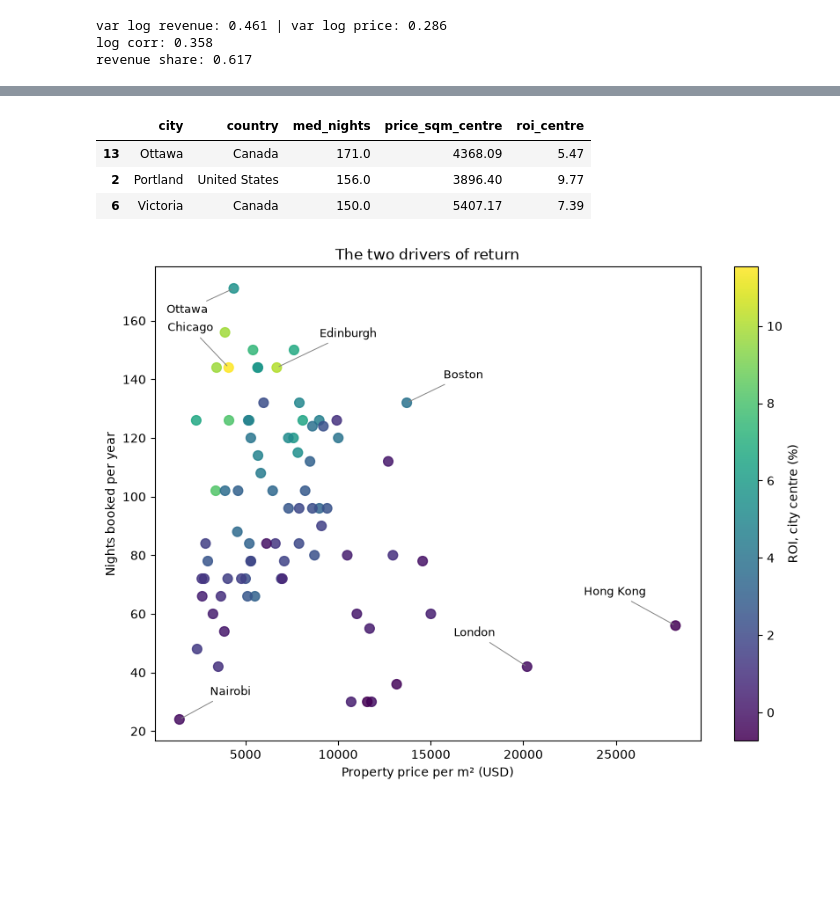
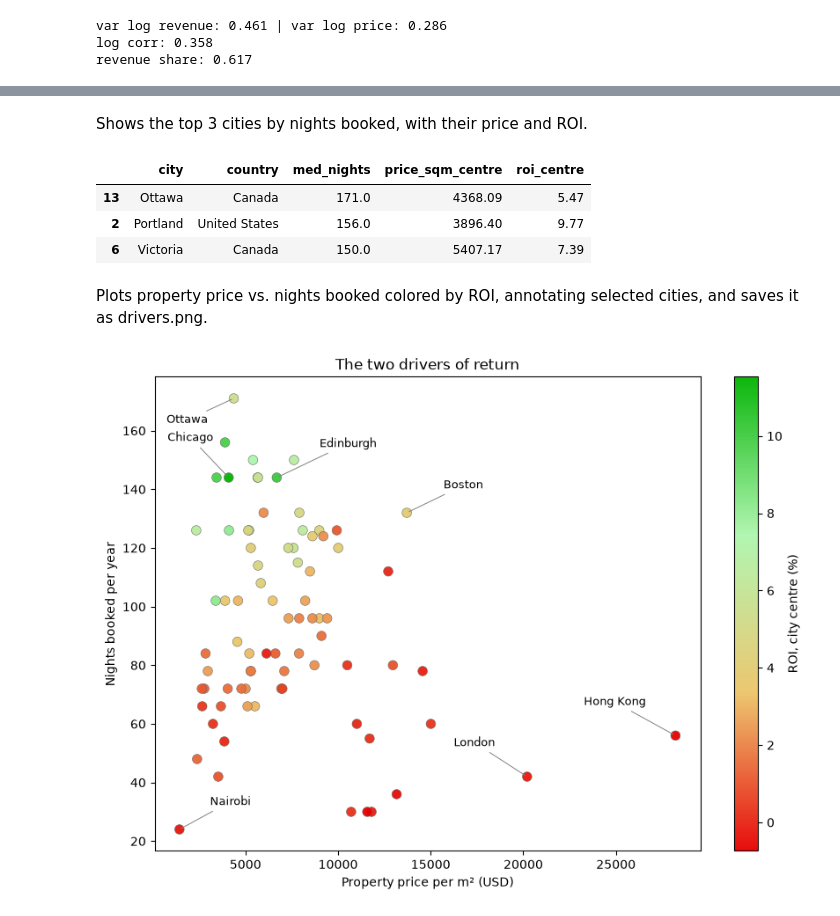
Before and after one commit to ramsesbenzari/airbnb-roi-analysis, a Jupyter notebook: notebooks/03_charts.ipynb, the cells around one changed output, grey strips where cells are left out. Cells and saved outputs as stored; diff of their text form; code cells hidden in the pictures; blank space fills up the shorter version.

```diff
--- a/notebooks/03_charts.ipynb
+++ b/notebooks/03_charts.ipynb
@@ -1,11 +3,8 @@
 # %%
-import duckdb
 import pandas as pd
 import matplotlib.pyplot as plt
-
-df=pd.read_csv('../data/reference/results.csv')
-df.head()
-
+import seaborn as sns
+import numpy as np
 
 df = pd.read_csv('../data/reference/results.csv')
 print(len(df))
@@ -25,9 +26,18 @@ ax.axhline(0, color='r', linewidth=0.8)
 
 picks= pd.concat([df.nlargest(1,'annual_revenue_usd'), df.nlargest(1,'roi_centre'), df.nsmallest(1,'annual_revenue_usd'), df.nsmallest(1,'roi_centre')])
 
-for _, row in picks.iterrows():
-     ax.annotate(row["city"], (row["annual_revenue_usd"], row["roi_centre"]),
-                xytext=(5, 5), textcoords="offset points", fontsize=9)
+offsets = {
+    "Chicago":   (10, 10),
+    "Edinburgh": (-70, 10),
+    "Boston":    (-55, 10),
+    "Nairobi":   (15, 15),
+    "Oslo":      (15, -18),
+}
+for city, off in offsets.items():
+    r = df[df["city"] == city].iloc[0]
+    ax.annotate(city, (r["annual_revenue_usd"], r["roi_centre"]),
+                xytext=off, textcoords="offset points", fontsize=9,
+                arrowprops=dict(arrowstyle="-", lw=0.7, color="grey"))
 plt.savefig('../charts/revenue_vs_roi.png', dpi=150, bbox_inches='tight')
 plt.show()
 # %% [output]
@@ -149,19 +156,3 @@ print("revenue share:", round(lr.var()/(lr.var()+lm.var()),3))
 var log revenue: 0.461 | var log price: 0.286
 log corr: 0.358
 revenue share: 0.617
-# %%
-fig, ax = plt.subplots(figsize=(10, 7))
-ax.scatter(df["price_sqm_centre"], df["med_nights"],
-           s=df["roi_centre"].clip(lower=0.1)*20, alpha=0.5)
-
-ax.set_xlabel("Property price per m² (USD)")
-ax.set_ylabel("Nights booked per year")
-ax.set_title("The two drivers of return — bubble size is ROI")
-
-for city in ["Chicago", "Edinburgh", "Boston", "Hong Kong", "London", "Nairobi"]:
-    r = df[df["city"] == city].iloc[0]
-    ax.annotate(city, (r["price_sqm_centre"], r["med_nights"]),
-                xytext=(5, 5), textcoords="offset points", fontsize=9)
-
-
-plt.show()
@@ -170,3 +159,5 @@ plt.show()
+# %% [markdown]
+Shows the top 3 cities by nights booked, with their price and ROI.
 # %%
 df.nlargest(3, "med_nights")[["city","country","med_nights","price_sqm_centre","roi_centre"]]
 # %% [output]
@@ -174,34 +165,40 @@ df.nlargest(3, "med_nights")[["city","country","med_nights","price_sqm_centre","
 | 13 | Ottawa | Canada | 171.0 | 4368.09 | 5.47 |
 | 2 | Portland | United States | 156.0 | 3896.40 | 9.77 |
 | 6 | Victoria | Canada | 150.0 | 5407.17 | 7.39 |
+# %% [markdown]
+Plots property price vs. nights booked colored by ROI, annotating selected cities, and saves it as drivers.png.
 # %%
+from matplotlib.colors import LinearSegmentedColormap
+redgreen = LinearSegmentedColormap.from_list("redgreen", ["#e60000", "#ecc468", "#adf6ad85", "#00b300"])
+
 fig, ax = plt.subplots(figsize=(10, 7))
 
 sc = ax.scatter(df["price_sqm_centre"], df["med_nights"],
-                c=df["roi_centre"], cmap="viridis", s=60, alpha=0.85)
+                c=df["roi_centre"], cmap=redgreen, s=60, alpha=0.95,
+                edgecolors="#666666", linewidths=0.4)
 fig.colorbar(sc, ax=ax, label="ROI, city centre (%)")
 
 ax.set_xlabel("Property price per m² (USD)")
 ax.set_ylabel("Nights booked per year")
 ax.set_title("The two drivers of return")
 
 offsets = {
     "Hong Kong": (-75, 25),
     "London":    (-60, 25),
     "Boston":    (30, 20),
     "Chicago":   (-50, 30),
     "Edinburgh": (35, 25),
     "Ottawa":    (-55, -20),
     "Nairobi":   (25, 20),
 }
 
 for city, off in offsets.items():
     r = df[df["city"] == city].iloc[0]
     ax.annotate(city, (r["price_sqm_centre"], r["med_nights"]),
                 xytext=off, textcoords="offset points", fontsize=9,
                 arrowprops=dict(arrowstyle="-", lw=0.7, color="grey"))
 
 plt.savefig('../charts/drivers.png', dpi=150, bbox_inches='tight')
 plt.show()
 # %% [output]
-[figure, old version]
+[figure, new version]
```
Also changed, not shown: parts of 27 cells of this notebook, 5 other files.
